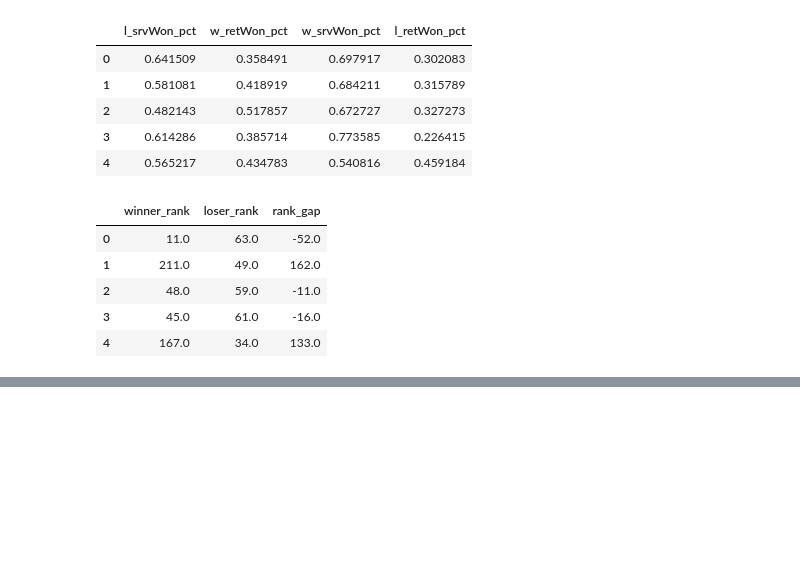
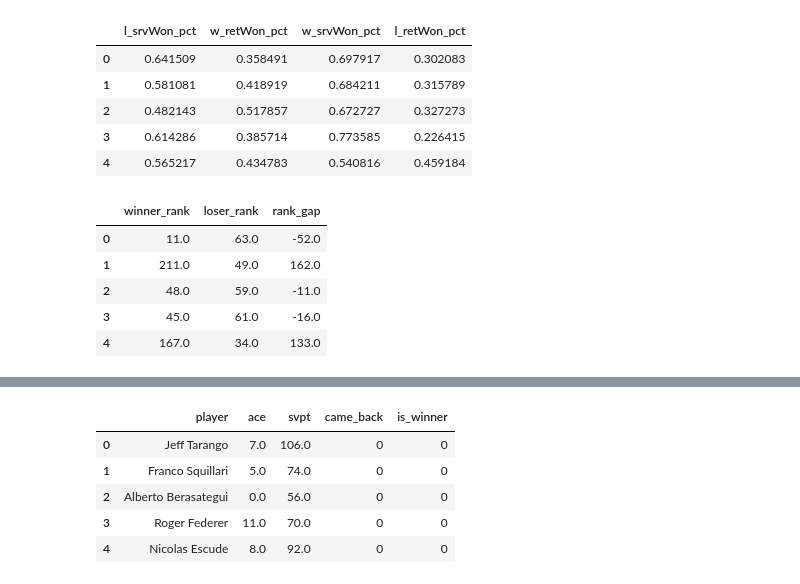
Before and after one commit to riccardomaino/tennis-momentum-engine, a Jupyter notebook: notebooks/preprocessing.ipynb, the cells around one changed output, grey strips where cells are left out. Cells and saved outputs as stored; diff of their text form; code cells hidden in the pictures; blank space fills up the shorter version.

```diff
--- a/notebooks/preprocessing.ipynb
+++ b/notebooks/preprocessing.ipynb
@@ -290,0 +344,13 @@ df = df.dropna(subset=["w_ace_rate", "l_ace_rate", "came_back"])
+# %%
+losers = df[["loser_name", "l_ace", "l_svpt"]].copy()
+losers.columns = ["player", "ace", "svpt"]
+losers["came_back"] = 0 # Loser cannot comeback
+losers["is_winner"] = 0
+losers.head(5)
+# %% [output]
+|  | player | ace | svpt | came_back | is_winner |
+| 0 | Jeff Tarango | 7.0 | 106.0 | 0 | 0 |
+| 1 | Franco Squillari | 5.0 | 74.0 | 0 | 0 |
+| 2 | Alberto Berasategui | 0.0 | 56.0 | 0 | 0 |
+| 3 | Roger Federer | 11.0 | 70.0 | 0 | 0 |
+| 4 | Nicolas Escude | 8.0 | 92.0 | 0 | 0 |
```
Also changed, not shown: parts of 6 cells of this notebook, 1 other file.
